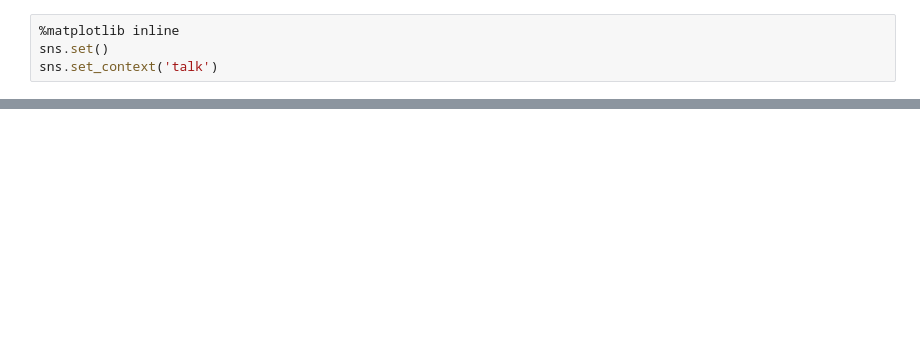
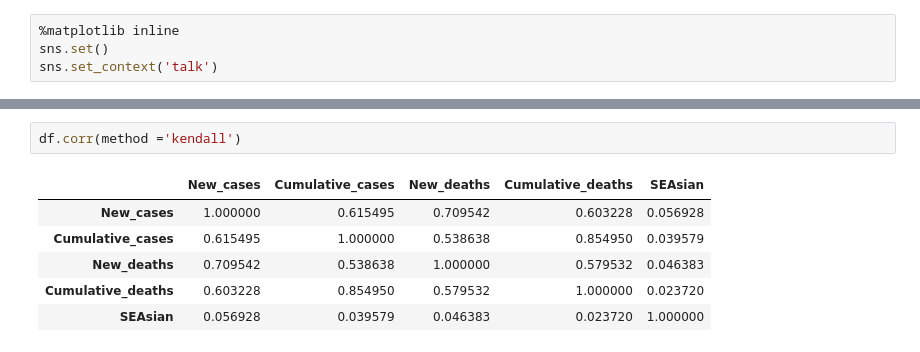
Before and after one commit to aniketddeshmukh/Minor_Lab, a Jupyter notebook: ML_A01.ipynb, the cells around one changed output, grey strips where cells are left out. Saved outputs shown, nothing was run; the diff lists cells and outputs as text; blank space fills up the shorter version.

```diff
--- a/ML_A01.ipynb
+++ b/ML_A01.ipynb
@@ -182,0 +188,9 @@ IndexError: ignored
+# %%
+df.corr(method ='kendall')
+# %% [output]
+|  | New_cases | Cumulative_cases | New_deaths | Cumulative_deaths | SEAsian |
+| New_cases | 1.000000 | 0.615495 | 0.709542 | 0.603228 | 0.056928 |
+| Cumulative_cases | 0.615495 | 1.000000 | 0.538638 | 0.854950 | 0.039579 |
+| New_deaths | 0.709542 | 0.538638 | 1.000000 | 0.579532 | 0.046383 |
+| Cumulative_deaths | 0.603228 | 0.854950 | 0.579532 | 1.000000 | 0.023720 |
+| SEAsian | 0.056928 | 0.039579 | 0.046383 | 0.023720 | 1.000000 |
```
Also changed, not shown: parts of 26 cells of this notebook.
